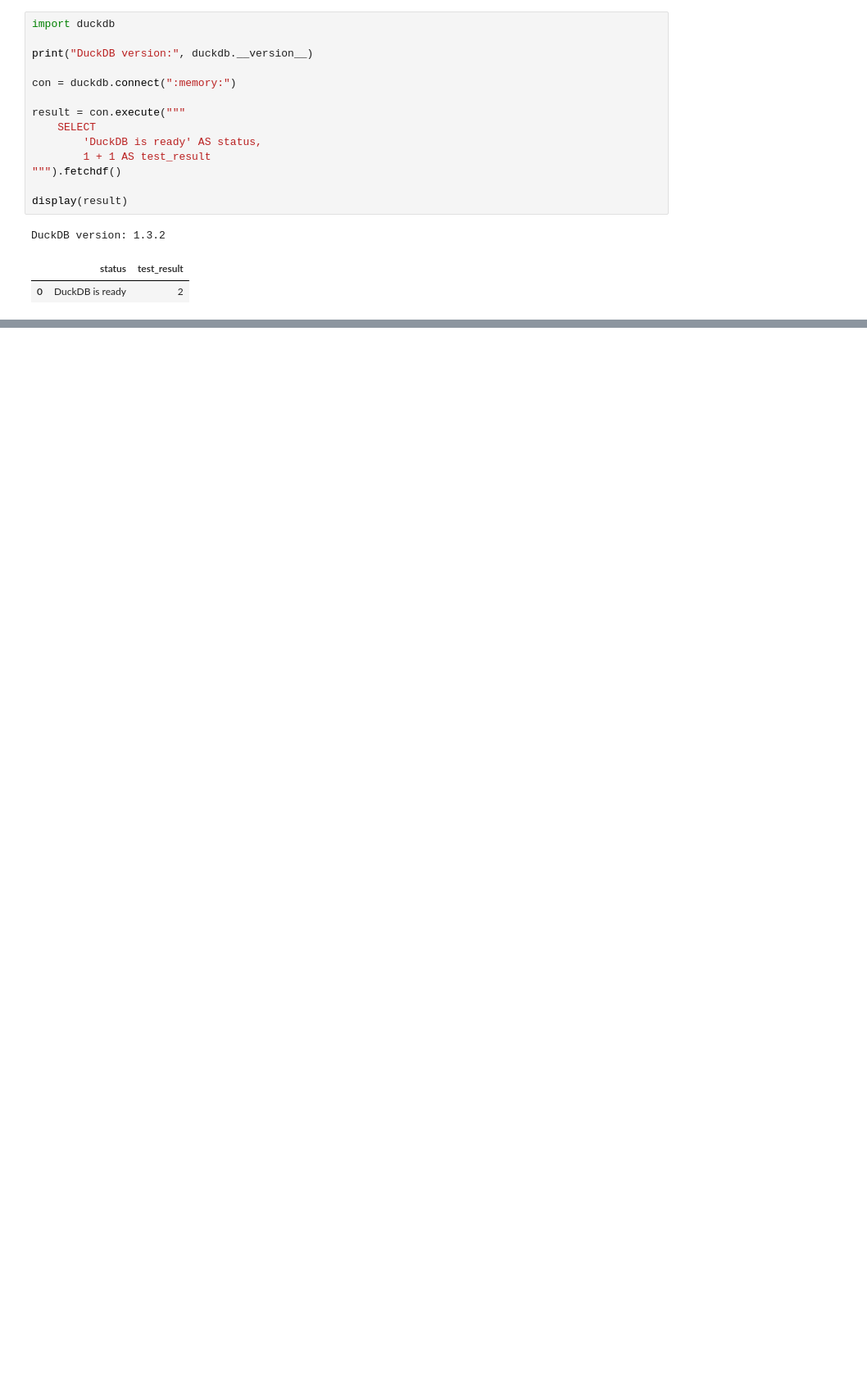
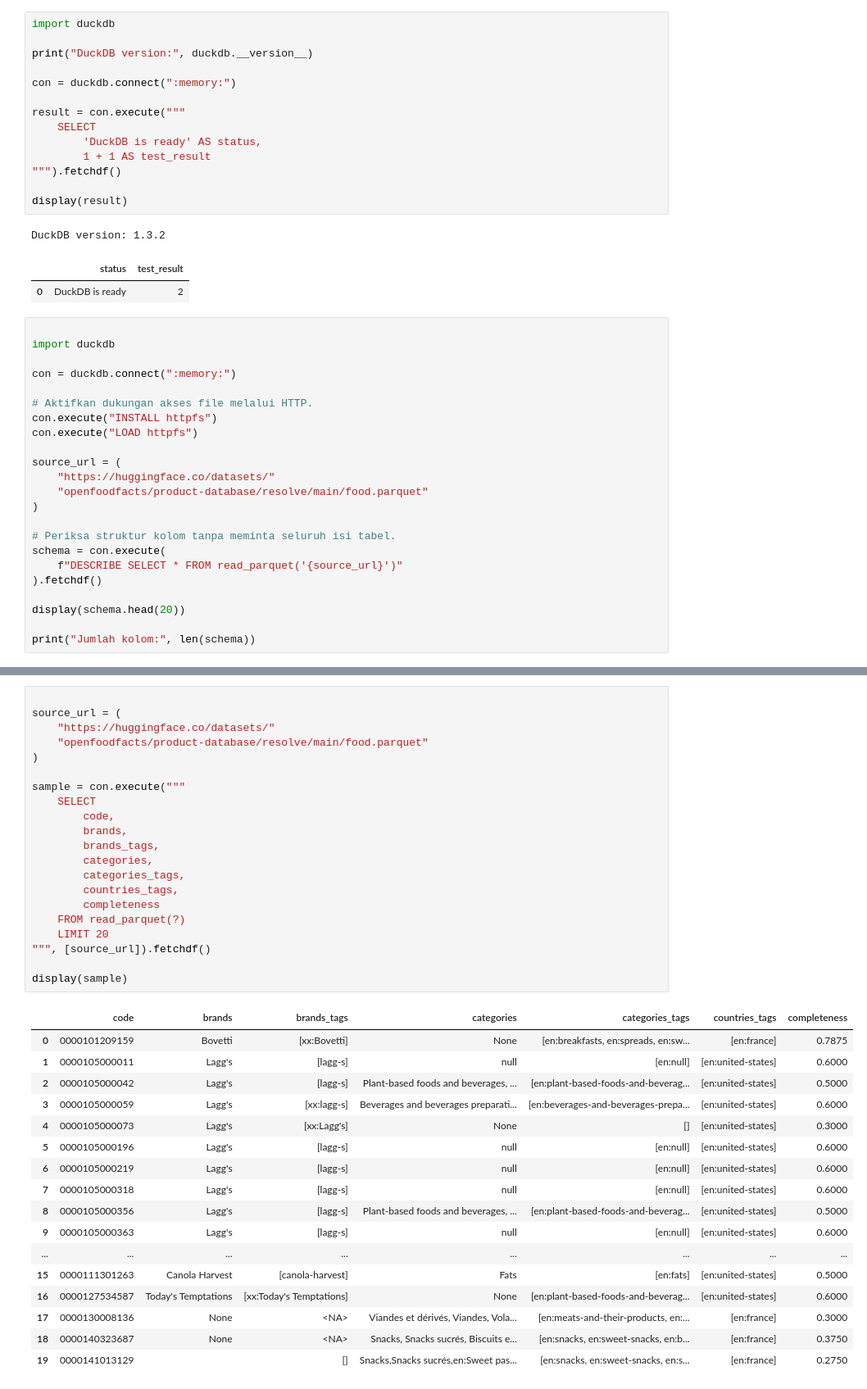
Before and after one commit to MaulanaKindi/indonesia-food-product-landscape, a Jupyter notebook: off-brand-landscape-00-environment-setup.ipynb, the cells around one changed output, grey strips where cells are left out. Shown at 82% size. Saved outputs shown, nothing was run; the diff lists cells and outputs as text; blank space fills up the shorter version.

Commit message:
Kaggle Notebook | OFF Brand Landscape - 00 Environment Setup | Version 4

```diff
--- a/off-brand-landscape-00-environment-setup.ipynb
+++ b/off-brand-landscape-00-environment-setup.ipynb
@@ -45,3 +45,26 @@ display(result)
 DuckDB version: 1.3.2
 |  | status | test_result |
 | 0 | DuckDB is ready | 2 |
+# %%
+
+import duckdb
+
+con = duckdb.connect(":memory:")
+
+# Aktifkan dukungan akses file melalui HTTP.
+con.execute("INSTALL httpfs")
+con.execute("LOAD httpfs")
+
+source_url = (
+    "https://huggingface.co/datasets/"
+    "openfoodfacts/product-database/resolve/main/food.parquet"
+)
+
+# Periksa struktur kolom tanpa meminta seluruh isi tabel.
+schema = con.execute(
+    f"DESCRIBE SELECT * FROM read_parquet('{source_url}')"
+).fetchdf()
+
+display(schema.head(20))
+
+print("Jumlah kolom:", len(schema))
@@ -47,0 +90,39 @@ DuckDB version: 1.3.2
+# %%
+
+source_url = (
+    "https://huggingface.co/datasets/"
+    "openfoodfacts/product-database/resolve/main/food.parquet"
+)
+
+sample = con.execute("""
+    SELECT
+        code,
+        brands,
+        brands_tags,
+        categories,
+        categories_tags,
+        countries_tags,
+        completeness
+    FROM read_parquet(?)
+    LIMIT 20
+""", [source_url]).fetchdf()
+
+display(sample)
+# %% [output]
+|  | code | brands | brands_tags | categories | categories_tags | countries_tags | completeness |
+| 0 | 0000101209159 | Bovetti | [xx:Bovetti] | None | [en:breakfasts, en:spreads, en:sw... | [en:france] | 0.7875 |
+| 1 | 0000105000011 | Lagg's | [lagg-s] | null | [en:null] | [en:united-states] | 0.6000 |
+| 2 | 0000105000042 | Lagg's | [lagg-s] | Plant-based foods and beverages, ... | [en:plant-based-foods-and-beverag... | [en:united-states] | 0.5000 |
+| 3 | 0000105000059 | Lagg's | [xx:lagg-s] | Beverages and beverages preparati... | [en:beverages-and-beverages-prepa... | [en:united-states] | 0.6000 |
+| 4 | 0000105000073 | Lagg's | [xx:Lagg's] | None | [] | [en:united-states] | 0.3000 |
+| 5 | 0000105000196 | Lagg's | [lagg-s] | null | [en:null] | [en:united-states] | 0.6000 |
+| 6 | 0000105000219 | Lagg's | [lagg-s] | null | [en:null] | [en:united-states] | 0.6000 |
+| 7 | 0000105000318 | Lagg's | [lagg-s] | null | [en:null] | [en:united-states] | 0.6000 |
+| 8 | 0000105000356 | Lagg's | [lagg-s] | Plant-based foods and beverages, ... | [en:plant-based-foods-and-beverag... | [en:united-states] | 0.5000 |
+| 9 | 0000105000363 | Lagg's | [lagg-s] | null | [en:null] | [en:united-states] | 0.6000 |
+| ... | ... | ... | ... | ... | ... | ... | ... |
+| 15 | 0000111301263 | Canola Harvest | [canola-harvest] | Fats | [en:fats] | [en:united-states] | 0.5000 |
+| 16 | 0000127534587 | Today's Temptations | [xx:Today's Temptations] | None | [en:plant-based-foods-and-beverag... | [en:united-states] | 0.6000 |
+| 17 | 0000130008136 | None | <NA> | Viandes et dérivés, Viandes, Vola... | [en:meats-and-their-products, en:... | [en:france] | 0.3000 |
+| 18 | 0000140323687 | None | <NA> | Snacks, Snacks sucrés, Biscuits e... | [en:snacks, en:sweet-snacks, en:b... | [en:france] | 0.3750 |
+| 19 | 0000141013129 |  | [] | Snacks,Snacks sucrés,en:Sweet pas... | [en:snacks, en:sweet-snacks, en:s... | [en:france] | 0.2750 |
```
Also changed, not shown: parts of 31 cells of this notebook.
